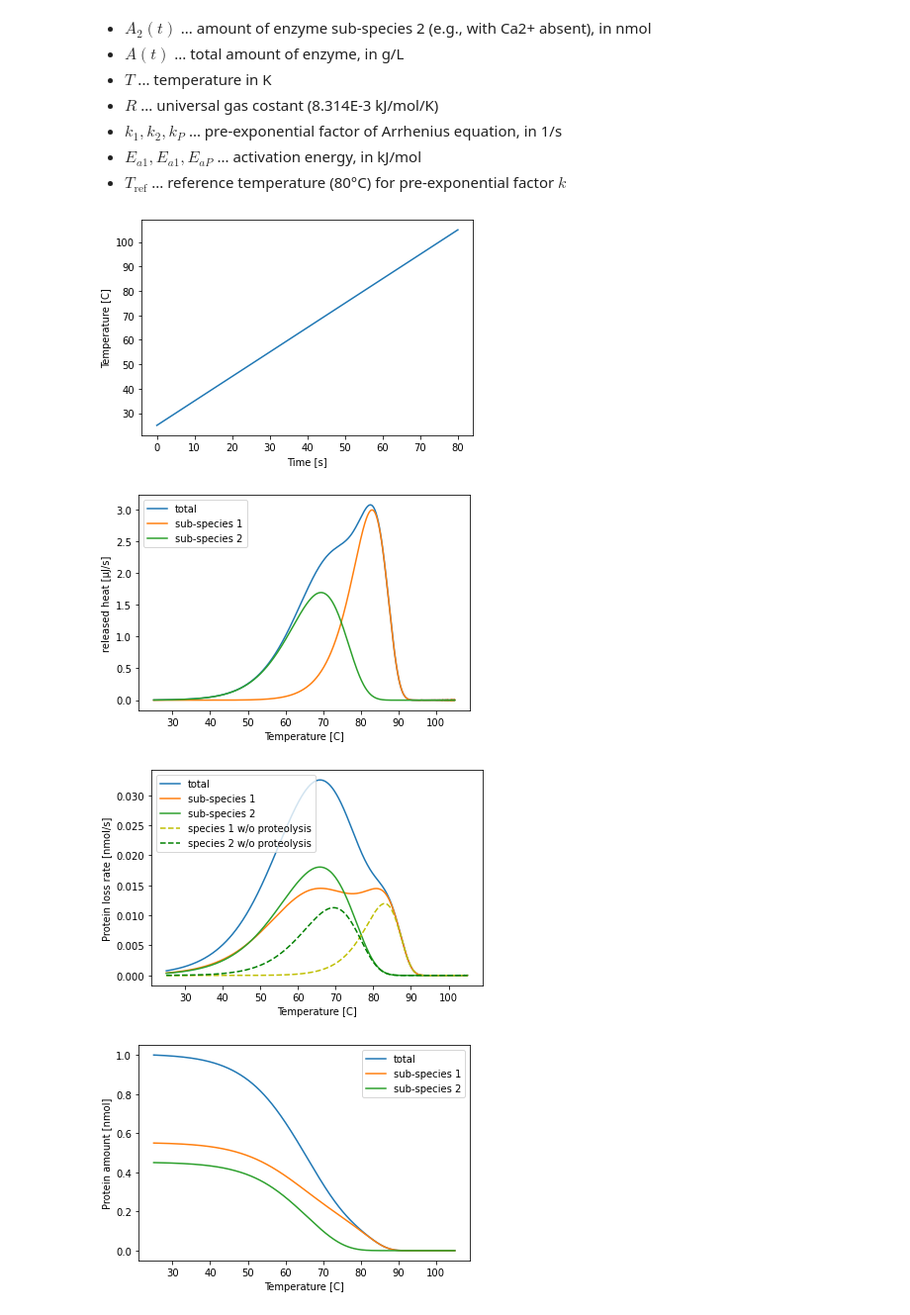
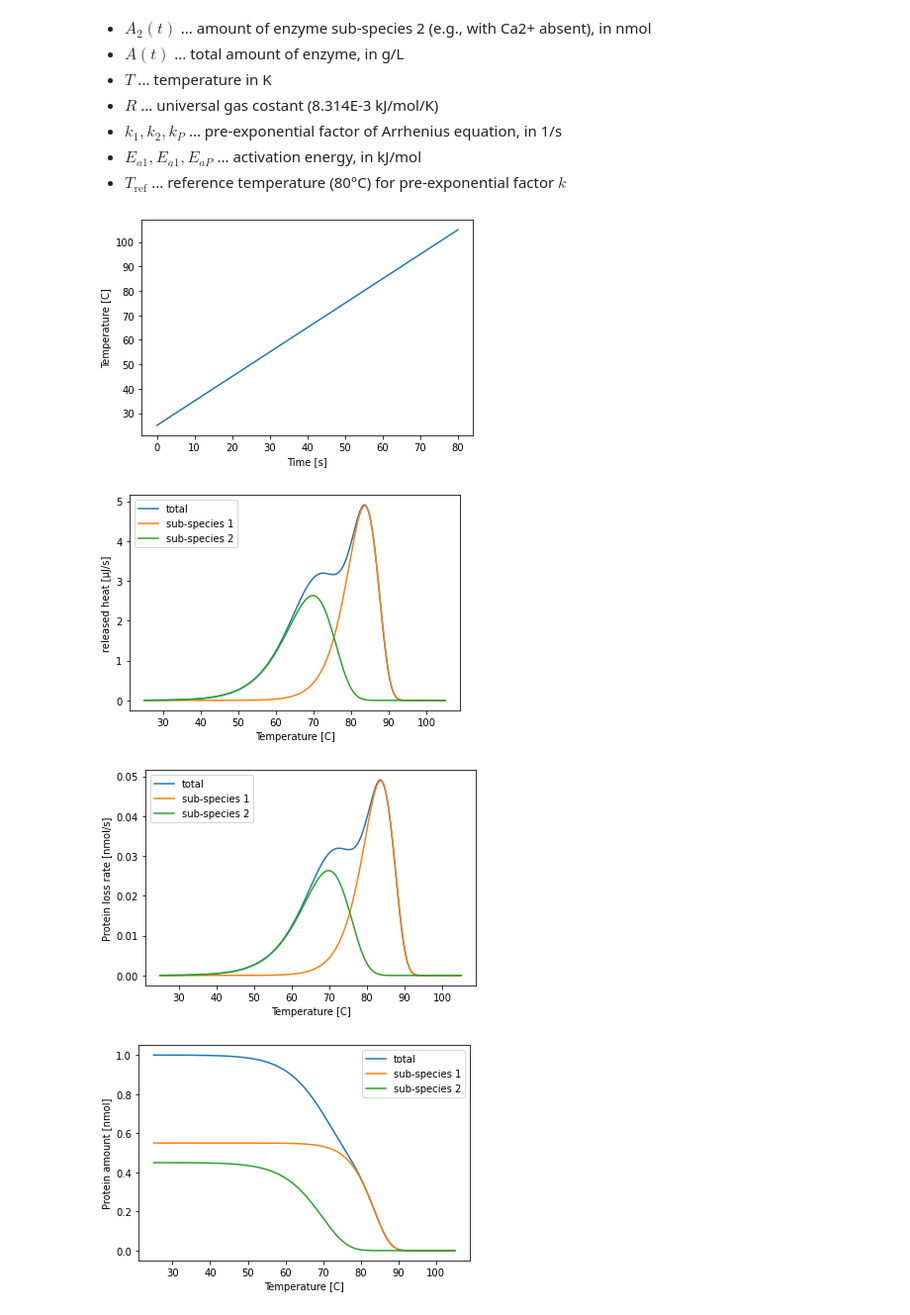
Before and after one commit to s-sauer/enzyme_stability, a Jupyter notebook: DSC_kinetic_model.ipynb, the cells around one changed output. Shown at 99% size. Drawn from its saved outputs; the diff is of its cells as text; code cells hidden in the pictures.

```diff
--- a/DSC_kinetic_model.ipynb
+++ b/DSC_kinetic_model.ipynb
@@ -91,46 +92,67 @@ A2 = sol_DSC.y.T[:,1]
 A = A1 + A2
 t = sol_DSC.t
 
-# calc enzyme loss rate in g/L/h
+# calc enzyme loss rate in nmol/s
 A1_loss = np.array([- rhs_DSC(t, [A1, A2])[0]  for (t,A1,A2) in zip(t, A1, A2)])
 A2_loss = np.array([- rhs_DSC(t, [A1, A2])[1]  for (t,A1,A2) in zip(t, A1, A2)])
 A_loss = A1_loss + A2_loss
 
+
+# calc released heat
+"""
+## old assumption (bad!)
 # calc release heat in kJ/mol*nmol/s = µJ/s
 # assumption: only 1st order decay releases heat, not autoproteolysis (good assumption!?)
-r1 = k_1* np.exp(-E_a1/R*(1/T(t)-1/T_ref))
-r2 = k_2* np.exp(-E_a2/R*(1/T(t)-1/T_ref))
+
 heat1 = E_a1*r1*A1
 heat2 = E_a2*r2*A2
 heat = heat1 + heat2
+"""
+# new assumption (better or worse?)
+heat1= A1_loss * E_unfolding
+heat2= A2_loss * E_unfolding
+heat = A_loss * E_unfolding
+
+
+# calc specific rates
+r1 = k_1* np.exp(-E_a1/R*(1/T(t)-1/T_ref))
+r2 = k_2* np.exp(-E_a2/R*(1/T(t)-1/T_ref))
+rP = k_P* np.exp(-E_aP/R*(1/T(t)-1/T_ref))
 # %%
 ## in this cell: plots
 
 T_C = T(t)-273.15 # temperature in °C
 plt.plot(t, T_C)
 plt.xlabel('Time [s]')
 plt.ylabel('Temperature [C]')
 plt.show()
 
+legend_str = ['total', 'sub-species 1', 'sub-species 2']
+
 plt.plot(T_C, heat, T_C, heat1, T_C, heat2)
 plt.xlabel('Temperature [C]')
 plt.ylabel('released heat [µJ/s]')
-plt.legend(['total', 'sub-species 1', 'sub-species 2'])
+plt.legend(legend_str)
 plt.show()
 
-plt.plot(T_C, A_loss, T_C, A1_loss, T_C, A2_loss, T_C, r1*A1, '--y', T_C, r2*A2, '--g')
+plt.plot(T_C, A_loss, T_C, A1_loss, T_C, A2_loss)
+plt.legend(legend_str)
+if k_P > 0: # only if auto-proteolysis is active
+    plt.plot(T_C, r1*A1, '--y', T_C, r2*A2, '--g')
+    plt.legend(legend_str + ['species 1 w/o proteolysis', 'species 2 w/o proteolysis'])
+
 plt.xlabel('Temperature [C]')
 plt.ylabel('Protein loss rate [nmol/s]')
-plt.legend(['total', 'sub-species 1', 'sub-species 2', 'species 1 w/o proteolysis', 'species 2 w/o proteolysis'])
+
 plt.show()
 
 plt.plot(T_C, A, T_C, A1, T_C, A2)
 plt.xlabel('Temperature [C]')
 plt.ylabel('Protein amount [nmol]')
-plt.legend(['total', 'sub-species 1', 'sub-species 2'])
+plt.legend(legend_str)
 plt.show()
 # %% [output]
 [figure]
-[figure, old version]
+[figure, new version]
-[figure, old version]
+[figure, new version]
-[figure, old version]
+[figure, new version]
```
Also changed, not shown: parts of 1 cell of this notebook.
